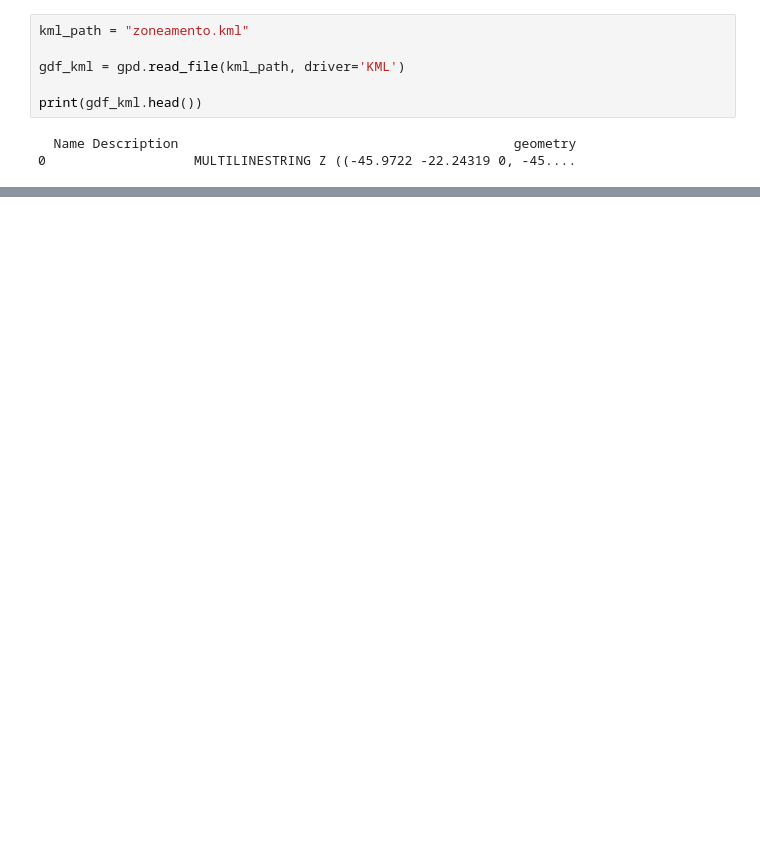
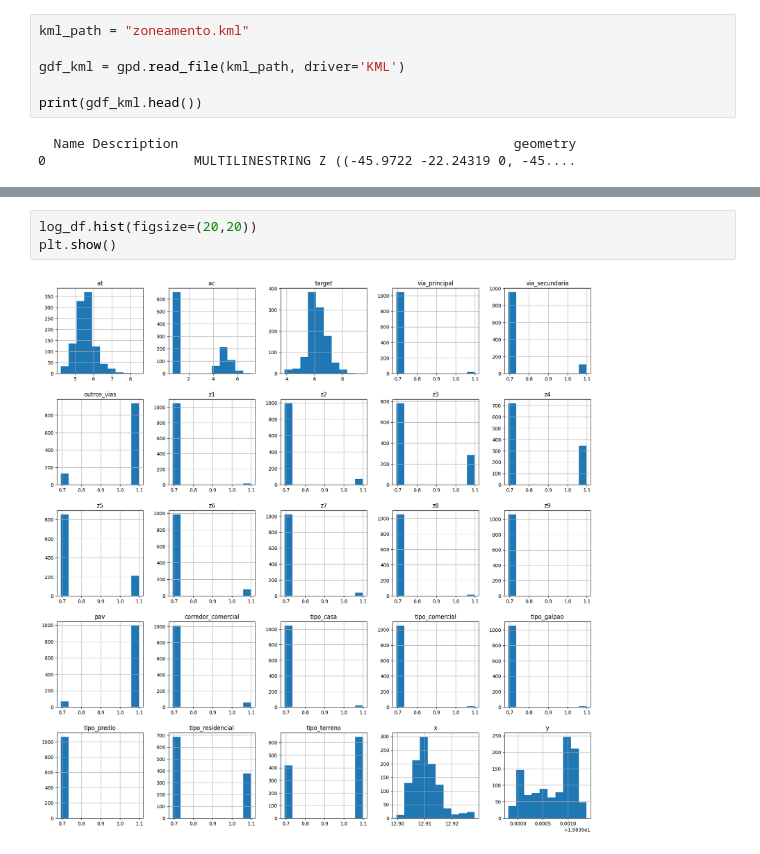
Before and after one commit to Dhonrian/pos_ifnet, a Jupyter notebook: 25E3_2/neural_network.ipynb, the cells around one changed output, grey strips where cells are left out. Saved outputs shown, nothing was run; the diff lists cells and outputs as text; blank space fills up the shorter version.

```diff
--- a/25E3_2/neural_network.ipynb
+++ b/25E3_2/neural_network.ipynb
@@ -159,0 +152,5 @@ plt.show()
+# %%
+log_df.hist(figsize=(20,20))
+plt.show()
+# %% [output]
+[figure, added]
```
Also changed, not shown: parts of 13 cells of this notebook, 2 other files.
